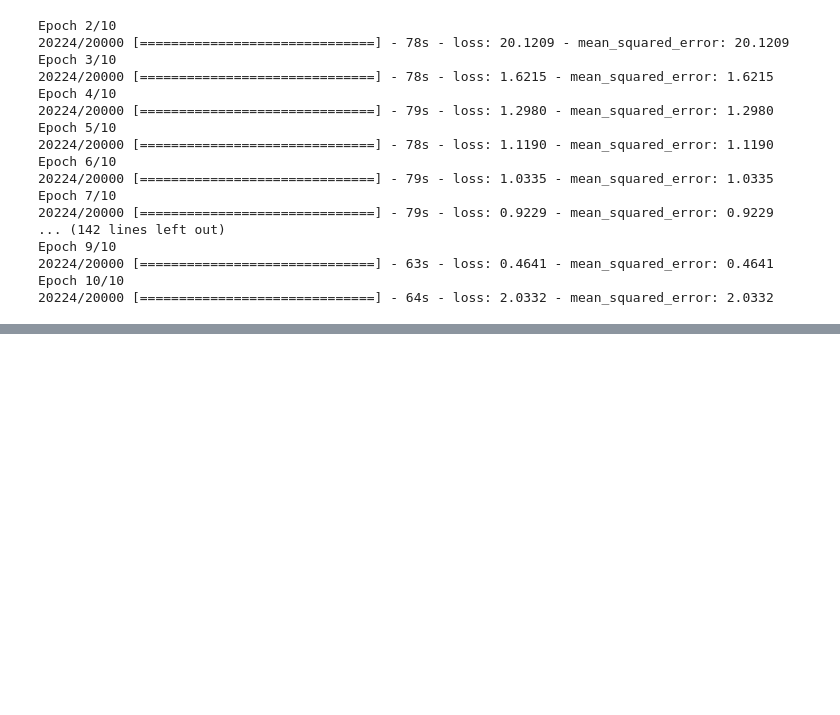
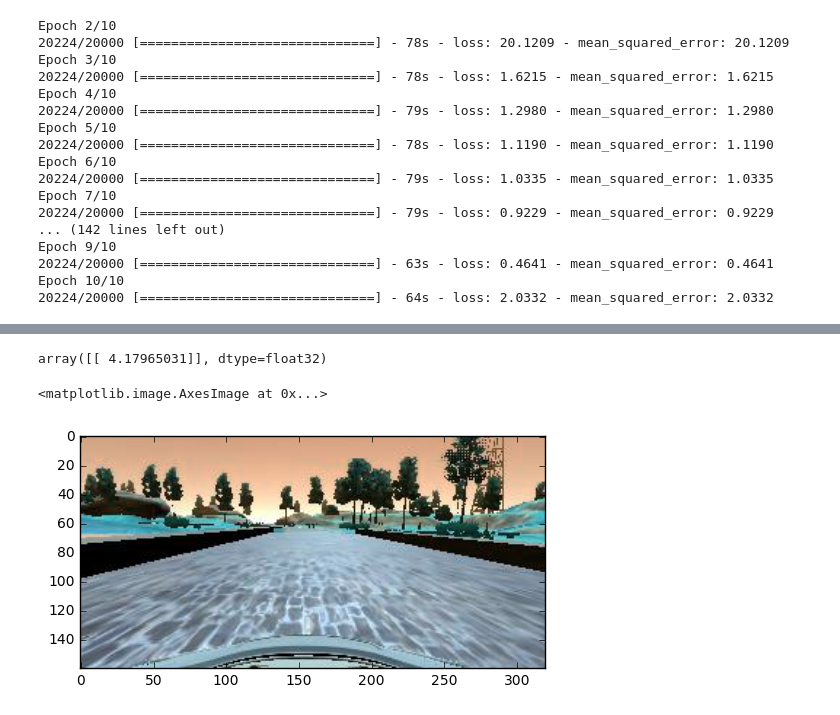
Before and after one commit to wkelongws/CarND-BehaviorCloning-Project, a Jupyter notebook: SelfDrivingTrainingModule.ipynb, the cells around one changed output, grey strips where cells are left out. Saved outputs shown, nothing was run; the diff lists cells and outputs as text; code cells hidden in the pictures; blank space fills up the shorter version.

```diff
--- a/SelfDrivingTrainingModule.ipynb
+++ b/SelfDrivingTrainingModule.ipynb
@@ -2,10 +2,11 @@
 # read driving_log in as pandas.dataframe
 import pandas as pd
 import matplotlib.pyplot as plt
+import numpy as np
 import math
 %matplotlib inline
 
-datapath = '/home/microway/Shuo/CarND/CarND-BehaviorCloning-Project/data-given/'
+datapath = 'data_given/'
 data = pd.read_csv(datapath + 'driving_log.csv',delimiter=',')
 # %%
 import cv2
@@ -204,3 +233,16 @@ loaded_model.load_weights("model.h5")
+# %%
+loaded_model.compile(loss='binary_crossentropy', optimizer='adam', metrics=['accuracy'])
+score = loaded_model.evaluate(X, Y, verbose=0)
+y_new = loaded_model.predict(X)
+y_new
+# %% [output]
+array([[ 4.17965031]], dtype=float32)
+# %%
+import matplotlib.pyplot as plt
+plt.imshow(image)
+# %% [output]
+<matplotlib.image.AxesImage at 0x...>
+[figure, added]
 # %%
 # keras save and reuse model: http://machinelearningmastery.com/save-load-keras-deep-learning-models/
 # MLP for Pima Indians Dataset serialize to JSON and HDF5
```
Also changed, not shown: parts of 4 cells of this notebook.
